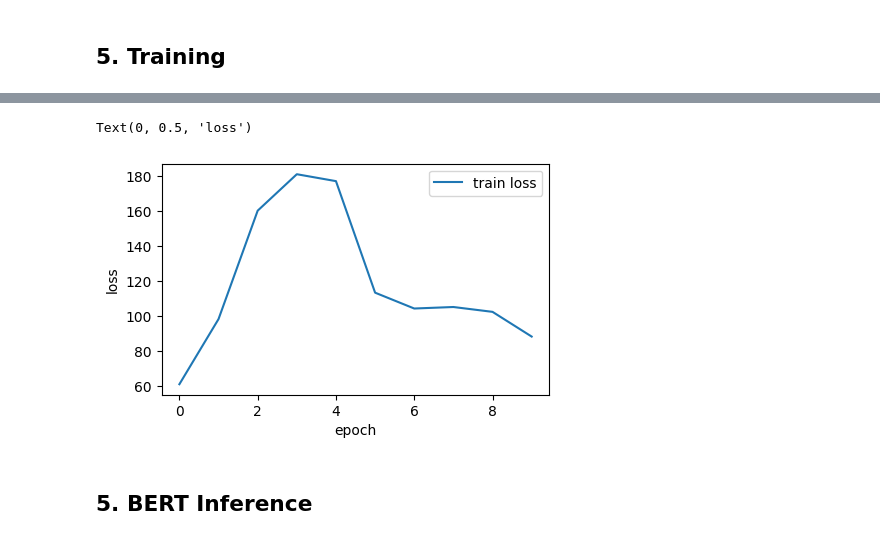
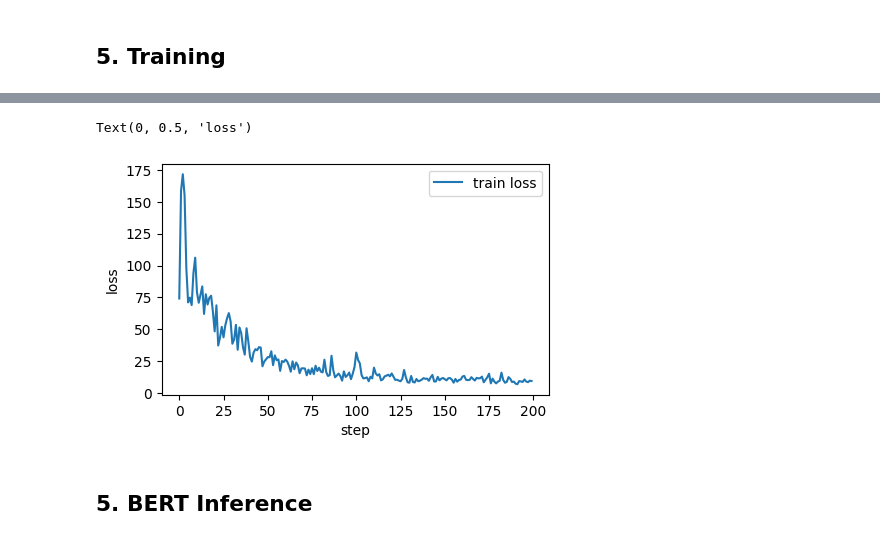
Before and after one commit to SitthiwatDam/Sentence_BERT, a Jupyter notebook: A5_st123994.ipynb, the cells around one changed output, grey strips where cells are left out. Saved outputs shown, nothing was run; the diff lists cells and outputs as text; code cells hidden in the pictures.

```diff
--- a/A5_st123994.ipynb
+++ b/A5_st123994.ipynb
@@ -250,10 +223,10 @@ torch.Size([6, 300, 300])
 ### 4.3 Encoder
 # %%
 class EncoderLayer(nn.Module):
-    def __init__(self):
+    def __init__(self, n_heads, d_model, d_ff, d_k, device):
         super(EncoderLayer, self).__init__()
-        self.enc_self_attn = MultiHeadAttention()
-        self.pos_ffn       = PoswiseFeedForwardNet()
+        self.enc_self_attn = MultiHeadAttention(n_heads, d_model, d_k, device)
+        self.pos_ffn       = PoswiseFeedForwardNet(d_model, d_ff)
 
     def forward(self, enc_inputs, enc_self_attn_mask):
         enc_outputs, attn = self.enc_self_attn(enc_inputs, enc_inputs, enc_inputs, enc_self_attn_mask) # enc_inputs to same Q,K,V
@@ -314,27 +292,29 @@ class PoswiseFeedForwardNet(nn.Module):
 ### 4.4 Putting them together
 # %%
 class BERT(nn.Module):
-    def __init__(self):
+    def __init__(self, n_layers, n_heads, d_model, d_ff, d_k, n_segments, vocab_size, max_len, device):
         super(BERT, self).__init__()
-        self.embedding = Embedding()
-        self.layers = nn.ModuleList([EncoderLayer() for _ in range(n_layers)])
+        self.params = {'n_layers': n_layers, 'n_heads': n_heads, 'd_model': d_model,
+                       'd_ff': d_ff, 'd_k': d_k, 'n_segments': n_segments,
+                       'vocab_size': vocab_size, 'max_len': max_len}
+        self.embedding = Embedding(vocab_size, max_len, n_segments, d_model, device)
+        self.layers = nn.ModuleList([EncoderLayer(n_heads, d_model, d_ff, d_k, device) for _ in range(n_layers)])
         self.fc = nn.Linear(d_model, d_model)
         self.activ = nn.Tanh()
         self.linear = nn.Linear(d_model, d_model)
         self.norm = nn.LayerNorm(d_model)
         self.classifier = nn.Linear(d_model, 2)
-
-
         # decoder is shared with embedding layer
         embed_weight = self.embedding.tok_embed.weight
         n_vocab, n_dim = embed_weight.size()
         self.decoder = nn.Linear(n_dim, n_vocab, bias=False)
         self.decoder.weight = embed_weight
         self.decoder_bias = nn.Parameter(torch.zeros(n_vocab))
+        self.device = device
 
     def forward(self, input_ids, segment_ids, masked_pos):
         output = self.embedding(input_ids, segment_ids)
-        enc_self_attn_mask = get_attn_pad_mask(input_ids, input_ids)
+        enc_self_attn_mask = get_attn_pad_mask(input_ids, input_ids, self.device)
         for layer in self.layers:
             output, enc_self_attn = layer(output, enc_self_attn_mask)
         # output : [batch_size, len, d_model], attn : [batch_size, n_heads, d_mode, d_model]
@@ -350,14 +330,23 @@ class BERT(nn.Module):
         h_masked  = self.norm(F.gelu(self.linear(h_masked)))
         logits_lm = self.decoder(h_masked) + self.decoder_bias # [batch_size, max_pred, n_vocab]
 
-        return logits_lm, logits_nsp, h_pooled
+        return logits_lm, logits_nsp
 
     def get_last_hidden_state(self, input_ids, segment_ids):
         output = self.embedding(input_ids, segment_ids)
-        enc_self_attn_mask = get_attn_pad_mask(input_ids, input_ids)
+        enc_self_attn_mask = get_attn_pad_mask(input_ids, input_ids, self.device)
         for layer in self.layers:
             output, enc_self_attn = layer(output, enc_self_attn_mask)
+
         return output
 # %% [markdown]
 ## 5. Training
+# %%
+vocab_size = len(vocab)
+model = BERT(n_layers, n_heads, d_model, d_ff, d_k, n_segments, vocab_size, max_len, device).to(device)
+criterion = nn.CrossEntropyLoss()
+optimizer = optim.Adam(model.parameters(), lr=0.004)
+bert_loss = []
+num_step = 100  # 100 num_steps * 4 batch_size = 400 pairs of sentences
+batch = [make_batch(batch_size, max_mask, max_len) for i in tqdm(range(num_step))]
 # %%
@@ -396,15 +384,15 @@ Epoch: 00 loss = 60.859940
 # %%
-bert_loss = [i.detach().numpy() for i in bert_loss]
+bert_loss = [(i.cpu()).detach().numpy() for i in bert_loss]
 # %%
 fig = plt.figure(figsize=(5, 3))
 ax = fig.add_subplot(1, 1, 1)
 ax.plot(bert_loss, label = 'train loss')
 plt.legend()
-ax.set_xlabel('epoch')
+ax.set_xlabel('step')
 ax.set_ylabel('loss')
 # %% [output]
 Text(0, 0.5, 'loss')
-[figure, old version]
+[figure, new version]
 # %% [markdown]
 ## 5. BERT Inference
 # %% [markdown]
```
Also changed, not shown: parts of 86 cells of this notebook, 10 other files.
